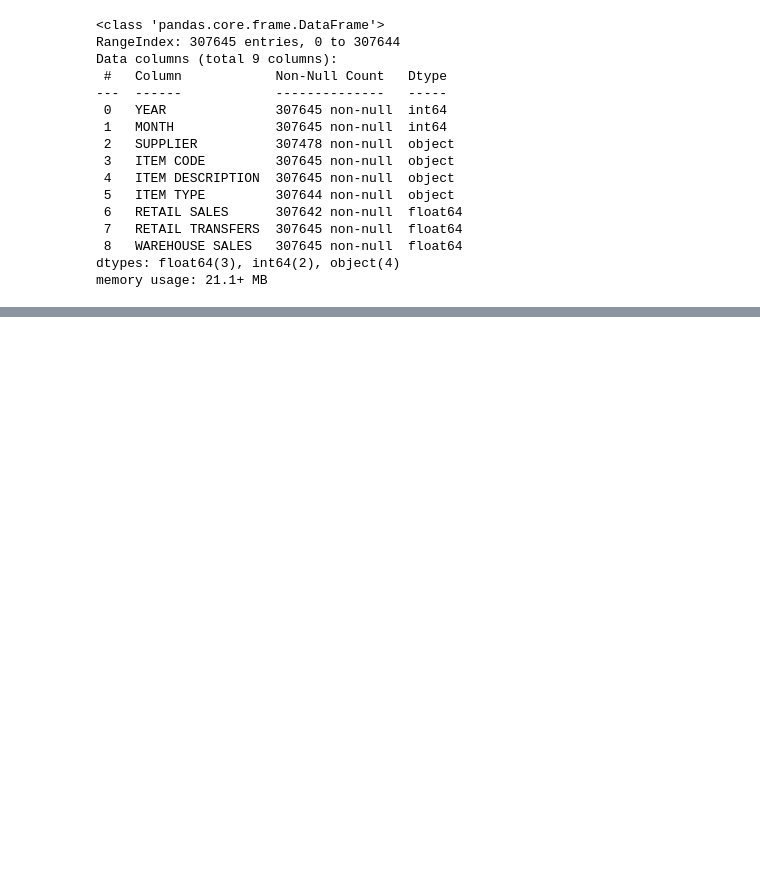
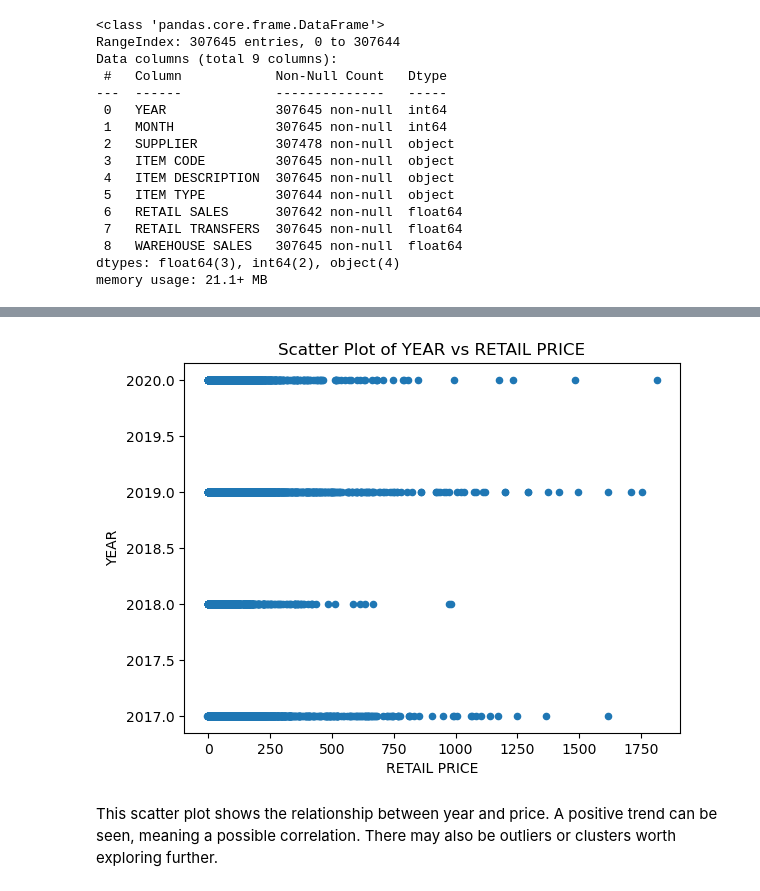
Before and after one commit to Connor1263/Lab-1, a Jupyter notebook: Lab2.ipynb, the cells around one changed output, grey strips where cells are left out. Drawn from its saved outputs; the diff is of its cells as text; code cells hidden in the pictures; blank space fills up the shorter version.

```diff
--- a/Lab2.ipynb
+++ b/Lab2.ipynb
@@ -42,0 +44,2 @@ df.shape
+# %%
+df.rename(columns={'ITEM CODE': 'CODE'}, inplace=True)
@@ -42,0 +61,2 @@ df.shape
+# %%
+df['CODE'].fillna('Unknown', inplace=True)
@@ -42,0 +104,11 @@ df.shape
+# %%
+df.plot(x='RETAIL SALES', y='YEAR', kind='scatter')
+plt.title('Scatter Plot of YEAR vs RETAIL PRICE')
+plt.xlabel('RETAIL PRICE')
+plt.ylabel('YEAR')
+plt.show()
+# %% [output]
+[figure, added]
+# %% [markdown]
+This scatter plot shows the relationship between year and price.
+A positive trend can be seen, meaning a possible correlation. There may also be outliers or clusters worth exploring further.
```
Also changed, not shown: parts of 14 cells of this notebook.
